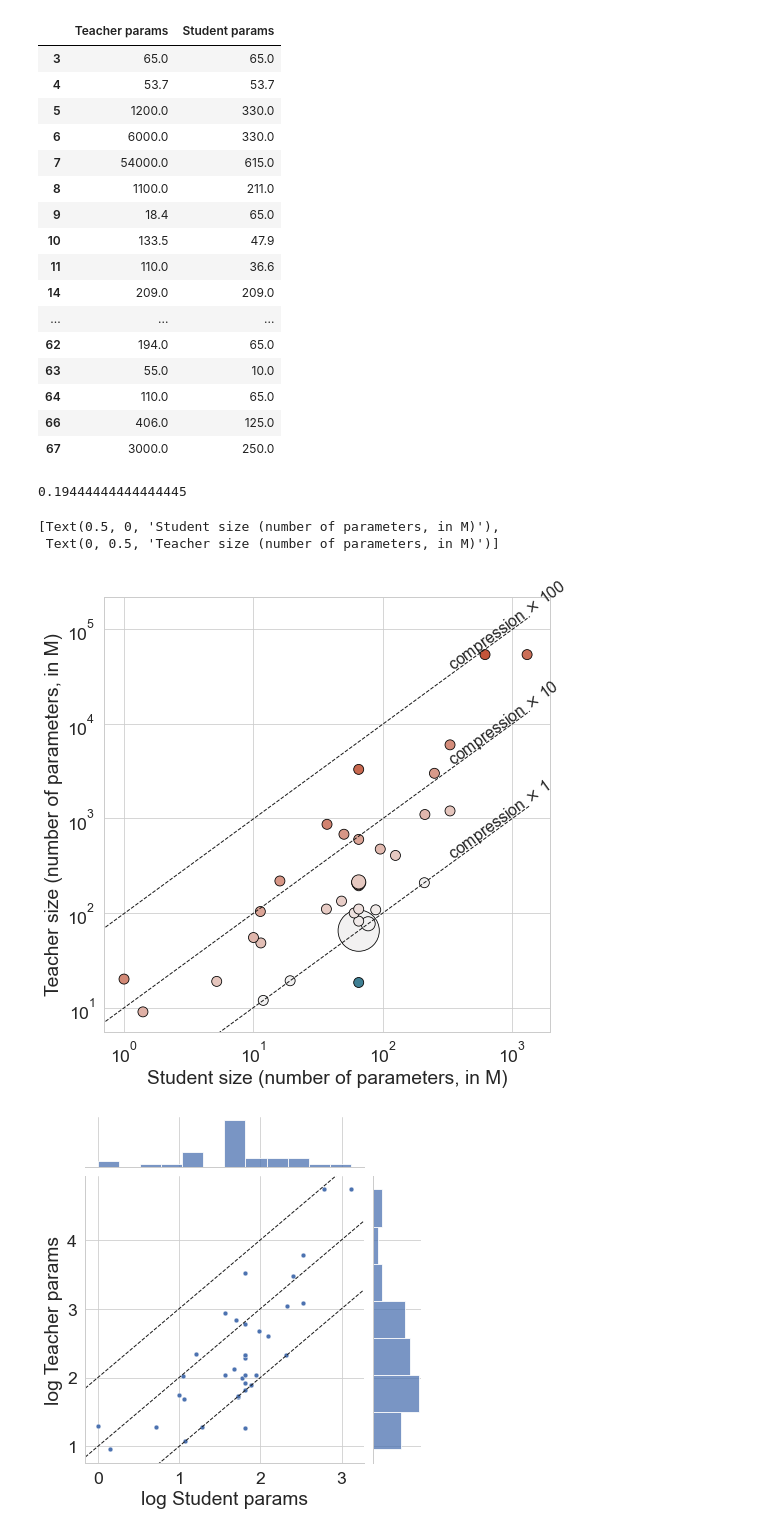
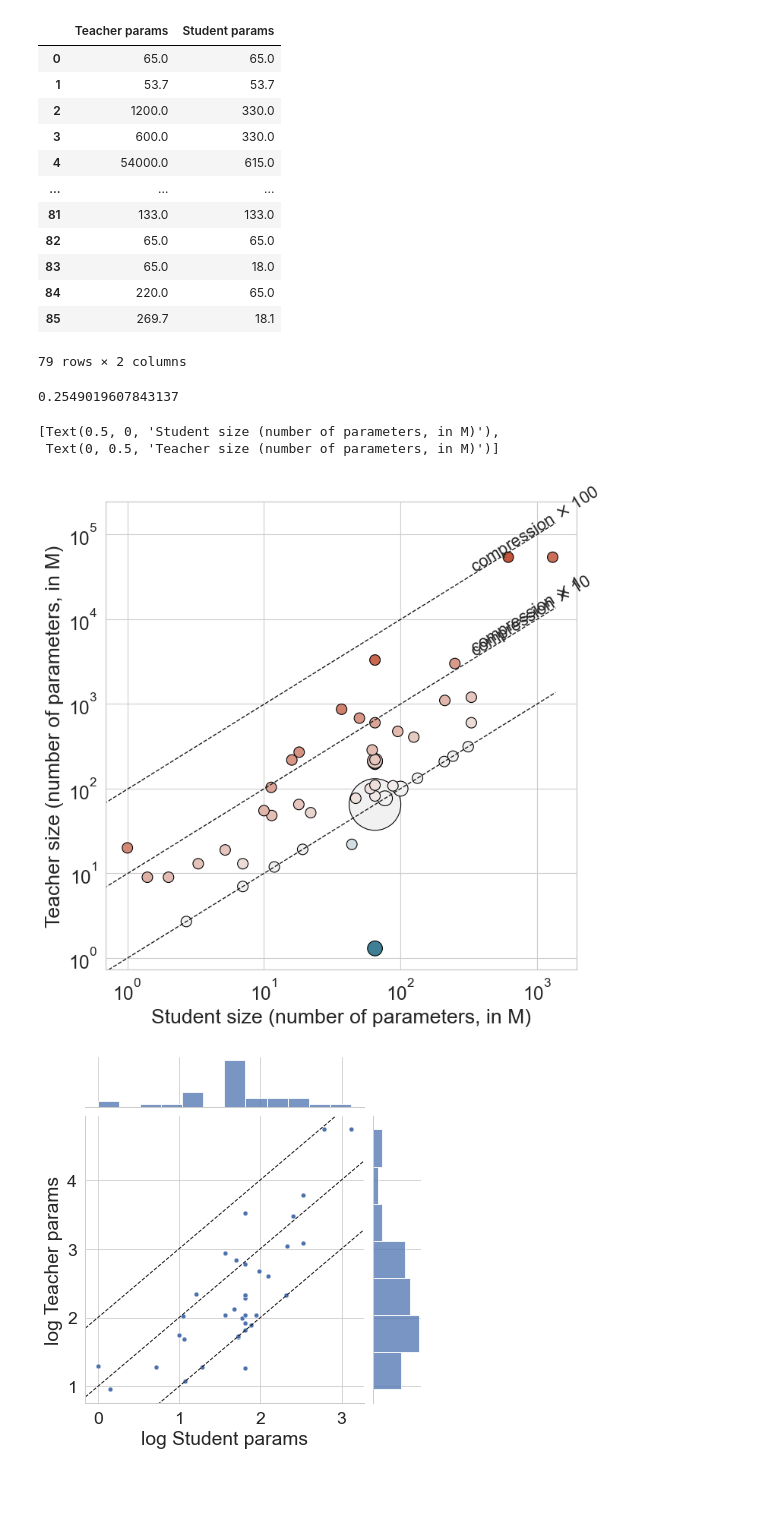
Before and after one commit to Helsinki-NLP/KD4MT-survey, a Jupyter notebook: plots/timo's-plots/scatter-sizes.ipynb, the cells around one changed output. Saved outputs shown, nothing was run; the diff lists cells and outputs as text; code cells hidden in the pictures; blank space fills up the shorter version.

Commit message:
added plots

```diff
--- a/plots/timo's-plots/scatter-sizes.ipynb
+++ b/plots/timo's-plots/scatter-sizes.ipynb
@@ -4,28 +4,24 @@ import seaborn as sns
 import matplotlib.pyplot as plt
 import numpy as np
 # %%
-df = pd.read_csv('survey-params.tsv', sep='\t')[['Teacher params', 'Student params']].dropna()
+df = pd.read_csv('params.tsv', sep='\t')[['Teacher params', 'Student params']].dropna()
 for col in df.columns:
-    df[col] = df[col].apply(lambda string: float(string.strip().rstrip('M')))
+    df[col] = df[col].apply(lambda string: float(string))
 df
 # %% [output]
 |  | Teacher params | Student params |
-| 3 | 65.0 | 65.0 |
-| 4 | 53.7 | 53.7 |
-| 5 | 1200.0 | 330.0 |
-| 6 | 6000.0 | 330.0 |
-| 7 | 54000.0 | 615.0 |
-| 8 | 1100.0 | 211.0 |
-| 9 | 18.4 | 65.0 |
-| 10 | 133.5 | 47.9 |
-| 11 | 110.0 | 36.6 |
-| 14 | 209.0 | 209.0 |
+| 0 | 65.0 | 65.0 |
+| 1 | 53.7 | 53.7 |
+| 2 | 1200.0 | 330.0 |
+| 3 | 600.0 | 330.0 |
+| 4 | 54000.0 | 615.0 |
 | ... | ... | ... |
-| 62 | 194.0 | 65.0 |
-| 63 | 55.0 | 10.0 |
-| 64 | 110.0 | 65.0 |
-| 66 | 406.0 | 125.0 |
-| 67 | 3000.0 | 250.0 |
+| 81 | 133.0 | 133.0 |
+| 82 | 65.0 | 65.0 |
+| 83 | 65.0 | 18.0 |
+| 84 | 220.0 | 65.0 |
+| 85 | 269.7 | 18.1 |
+79 rows × 2 columns
 # %%
 df = df.groupby(['Teacher params', 'Student params']).size().reset_index().rename(columns={0:'num. works'})
 # %%
@@ -33,7 +29,7 @@ df['ratio'] = df['Teacher params'] / df['Student params']
 # %%
 (df['ratio'] == 1).mean()
 # %% [output]
-0.19444444444444445
+0.2549019607843137
 # %%
 
 import matplotlib.pyplot as plt
@@ -72,34 +68,34 @@ def modify_plot(*args, **kwargs):
   # The "currently active" matplotlib Axis, unless they decide to pass it to us
   if "ax" in kwargs:
     # Not sure if this is ever used...
     ax = kwargs['ax']
   else:
     ax = plt.gca()
   # Make sure to ax.plot prior to ax.set, for some reason it doesn't work after
   # Oncematplotlib.__version__ >= 3.3 do the following (https://stackoverflow.com/a/73490857/658053)
   # ax.axline((0, 0), slope=1)
   # but the following is similar for earlier versions of matplotlib (https://stackoverflow.com/a/60950862/658053)
   xpoints = ypoints = ax.get_xlim()
-  angle = 36
+  angle = 32
   ax.plot(xpoints, ypoints, linestyle='--', color='k', lw=1, scalex=False, scaley=False)
-  plt.text(350, 360, 'compression $\\times$ 1', fontsize=16,
+  plt.text(350, 400, 'compression $\\times$ 1', fontsize=16,
                rotation=angle, rotation_mode='anchor')
 
   ypoints_ = np.array(ypoints) * 10
   ax.plot(xpoints, ypoints_, linestyle='--', color='k', lw=1, scalex=False, scaley=False)
   plt.text(350, 360 * 10, 'compression $\\times$ 10', fontsize=16,
                rotation=angle, rotation_mode='anchor')
   ypoints_ = np.array(ypoints) * 100
   ax.plot(xpoints, ypoints_, linestyle='--', color='k', lw=1, scalex=False, scaley=False)
   plt.text(350, 360 * 100, 'compression $\\times$ 100', fontsize=16,
                rotation=angle, rotation_mode='anchor')
 
   ax.set(xscale="log", yscale="log")
 
 modify_plot();
 g.set(xlabel='Student size (number of parameters, in M)', ylabel='Teacher size (number of parameters, in M)')
 # %% [output]
 [Text(0.5, 0, 'Student size (number of parameters, in M)'),
  Text(0, 0.5, 'Teacher size (number of parameters, in M)')]
-[figure, old version]
+[figure, new version]
 # %%
```
Also changed, not shown: parts of 1 cell of this notebook, 15 other files.
